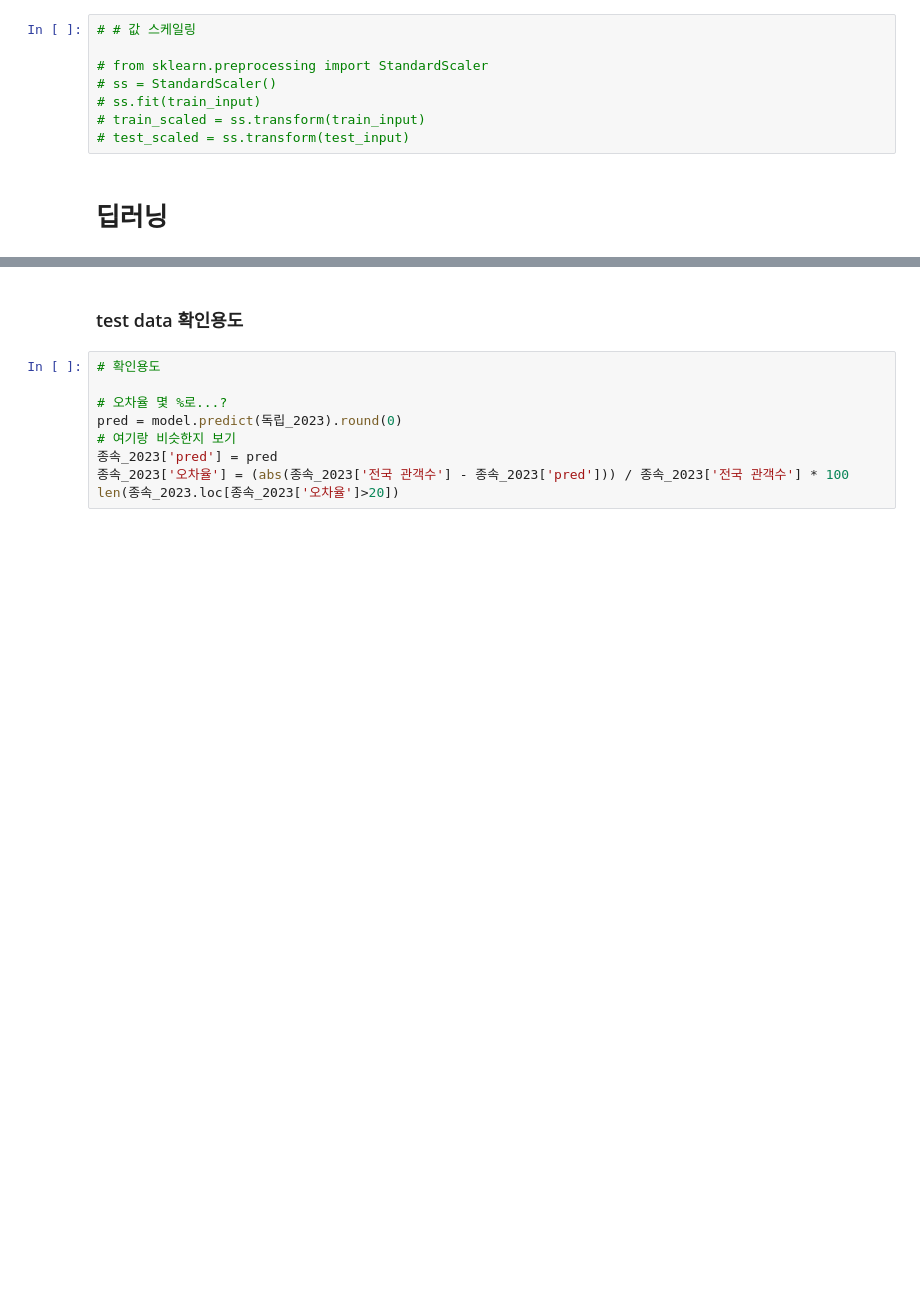
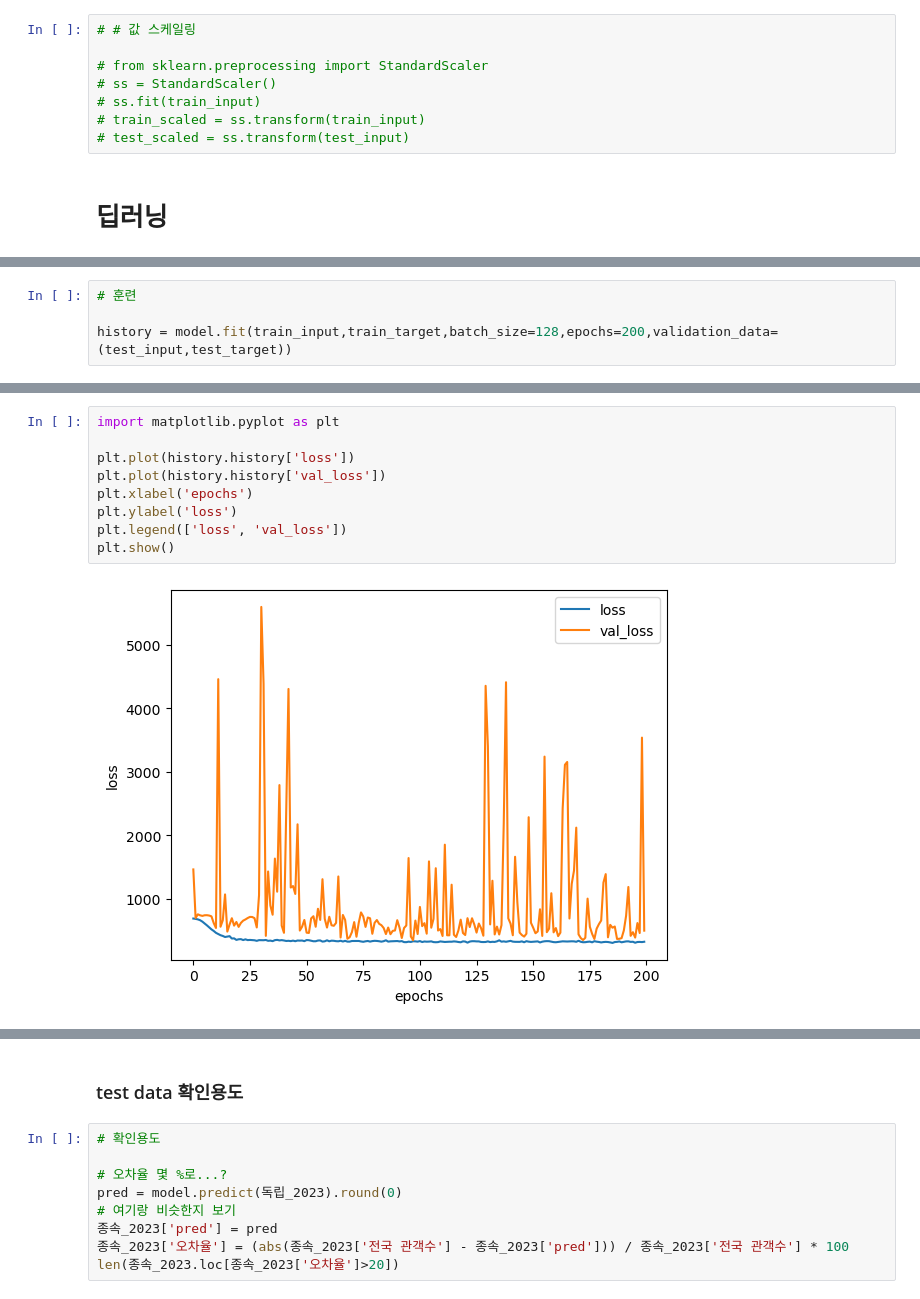
Before and after one commit to Play-Web-miniProject/MovieDL, a Jupyter notebook: suyeon/main_osy/4_deepLearning/deepLearning_ver01.ipynb, the cells around one changed output, grey strips where cells are left out. Drawn from its saved outputs; the diff is of its cells as text; blank space fills up the shorter version.

```diff
--- a/suyeon/main_osy/4_deepLearning/deepLearning_ver01.ipynb
+++ b/suyeon/main_osy/4_deepLearning/deepLearning_ver01.ipynb
@@ -199,0 +252,4 @@ array([[12036.817],
+# %%
+# 훈련
+
+history = model.fit(train_input,train_target,batch_size=128,epochs=200,validation_data=(test_input,test_target))
@@ -199,0 +274,11 @@ array([[12036.817],
+# %%
+import matplotlib.pyplot as plt
+
+plt.plot(history.history['loss'])
+plt.plot(history.history['val_loss'])
+plt.xlabel('epochs')
+plt.ylabel('loss')
+plt.legend(['loss', 'val_loss'])
+plt.show()
+# %% [output]
+[figure, added]
```
Also changed, not shown: parts of 17 cells of this notebook, 7 other files.
